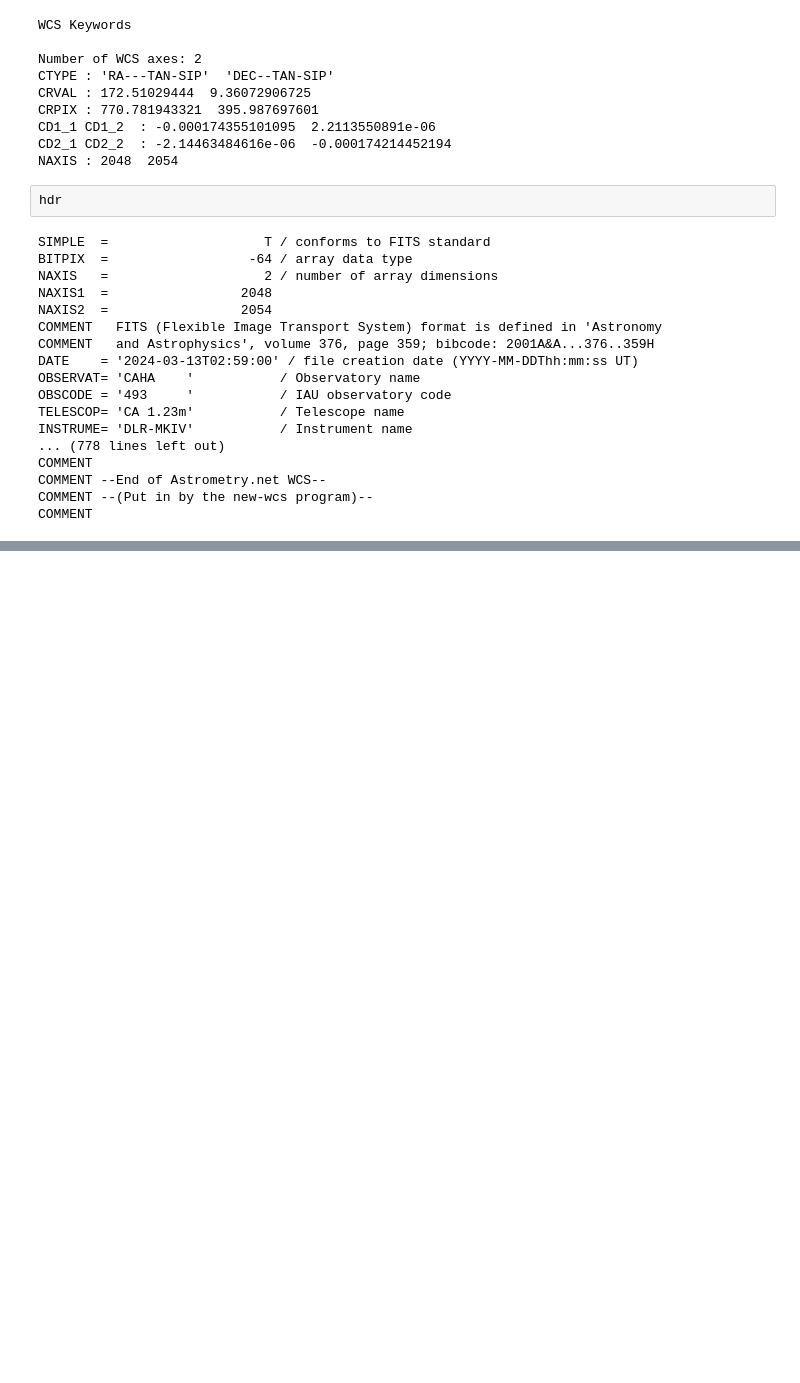
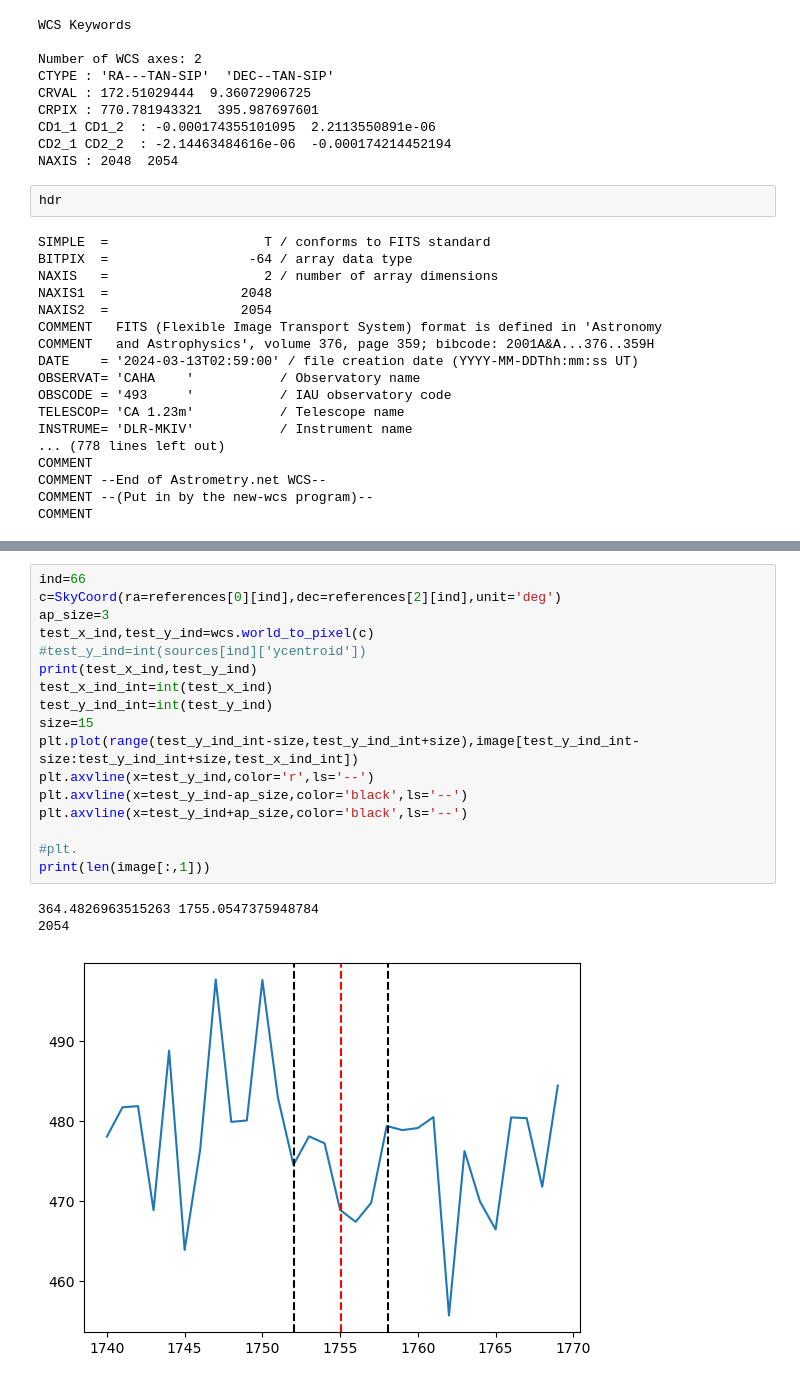
Before and after one commit to gregorycorcoran/Astro-Data, a Jupyter notebook: Calibration.ipynb, the cells around one changed output, grey strips where cells are left out. Cells and saved outputs as stored; diff of their text form; blank space fills up the shorter version.

```diff
--- a/Calibration.ipynb
+++ b/Calibration.ipynb
@@ -77,0 +85,21 @@ print(references[2])
+# %%
+ind=66
+c=SkyCoord(ra=references[0][ind],dec=references[2][ind],unit='deg')
+ap_size=3
+test_x_ind,test_y_ind=wcs.world_to_pixel(c)
+#test_y_ind=int(sources[ind]['ycentroid'])
+print(test_x_ind,test_y_ind)
+test_x_ind_int=int(test_x_ind)
+test_y_ind_int=int(test_y_ind)
+size=15
+plt.plot(range(test_y_ind_int-size,test_y_ind_int+size),image[test_y_ind_int-size:test_y_ind_int+size,test_x_ind_int])
+plt.axvline(x=test_y_ind,color='r',ls='--')
+plt.axvline(x=test_y_ind-ap_size,color='black',ls='--')
+plt.axvline(x=test_y_ind+ap_size,color='black',ls='--')
+
+#plt.
+print(len(image[:,1]))
+# %% [output]
+364.4826963515263 1755.0547375948784
+2054
+[figure, added]
```
Also changed, not shown: parts of 21 cells of this notebook, 13 other files.
